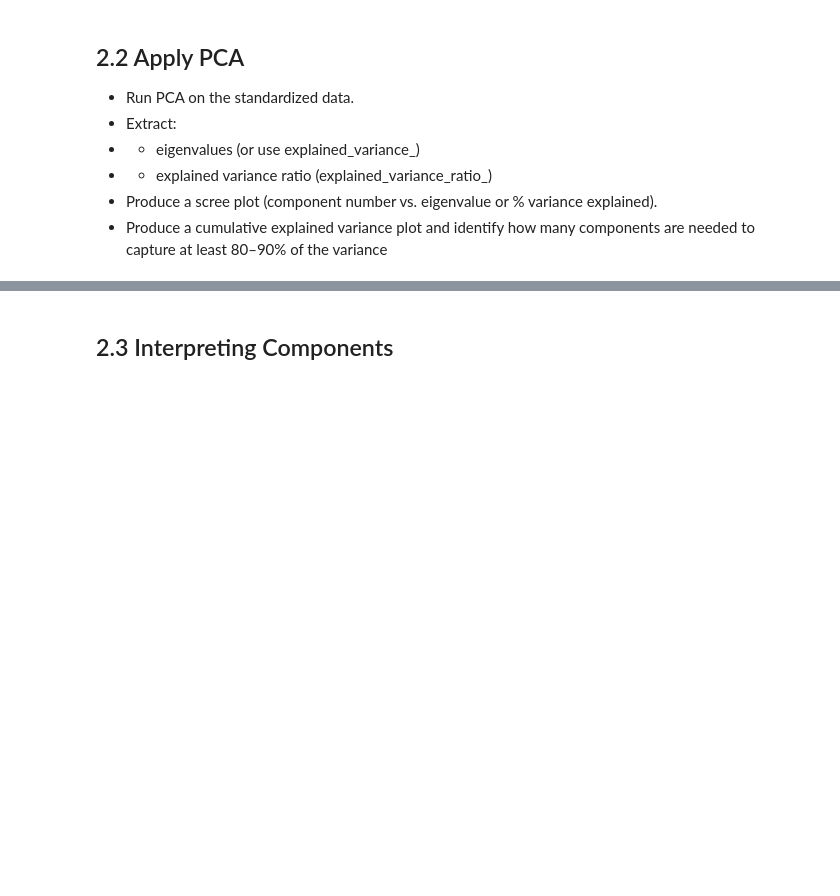
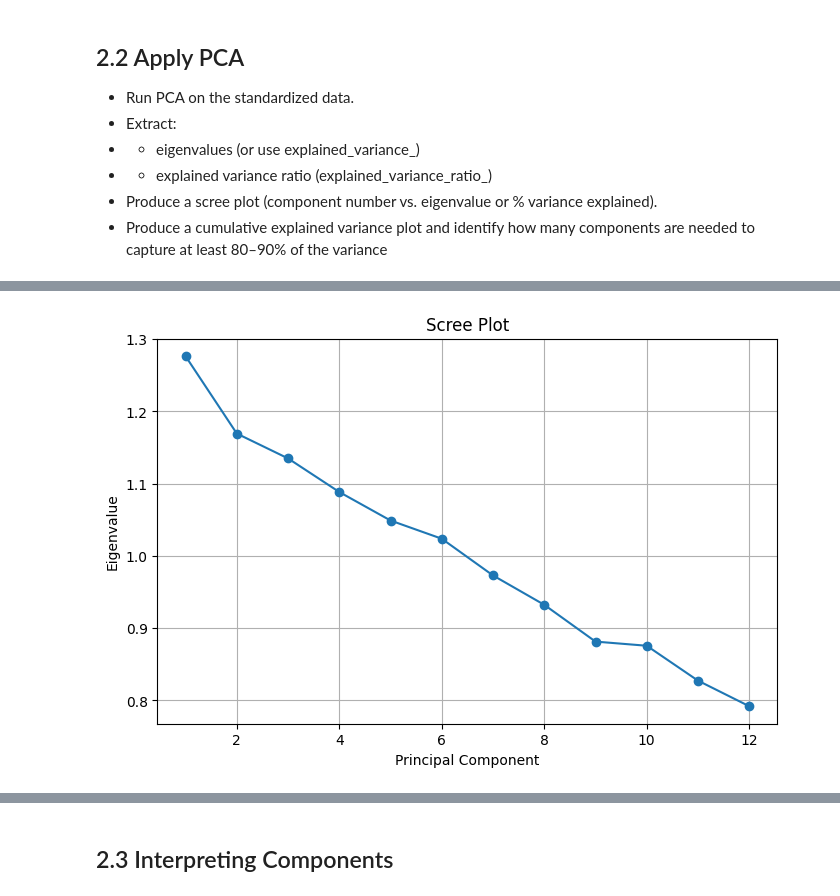
Before and after one commit to decodemarines/DA-2025, a Jupyter notebook: quiz2.ipynb, the cells around one changed output, grey strips where cells are left out. Drawn from its saved outputs; the diff is of its cells as text; code cells hidden in the pictures; blank space fills up the shorter version.

```diff
--- a/quiz2.ipynb
+++ b/quiz2.ipynb
@@ -206,3 +206,9 @@ Laptop B obviously is the best in performance, as it has the most median sales (
 - Load the given dataset (CSV) - Customer Analytics for a Subscription Service.
 - Check for missing values and briefly describe how you handled them.
 - Standardize all numerical variables — explain why scaling is needed before PCA
+# %%
+# Load dataset
+df = pd.read_csv("customer_data.csv")
+
+# Display first few rows
+df.head()
@@ -208,0 +251,10 @@ Laptop B obviously is the best in performance, as it has the most median sales (
+# %%
+from sklearn.preprocessing import StandardScaler
+
+# Select numerical columns (all columns are numeric here)
+X = df.values
+
+# Standardize
+scaler = StandardScaler()
+X_std = scaler.fit_transform(X)
+X_std
@@ -215,3 +283,18 @@ Laptop B obviously is the best in performance, as it has the most median sales (
 - Produce a scree plot (component number vs. eigenvalue or % variance explained).
 - Produce a cumulative explained variance plot and identify how many components are
 needed to capture at least 80–90% of the variance
+# %%
+from sklearn.decomposition import PCA
+
+# Run PCA
+pca = PCA()
+pca.fit(X_std)
+
+# Transform data
+X_pca = pca.transform(X_std)
+# %%
+eigenvalues = pca.explained_variance_
+variance_ratio = pca.explained_variance_ratio_
+
+print("Eigenvalues:\n", eigenvalues)
+print("\nExplained Variance Ratio:\n", variance_ratio)
@@ -217,0 +309,12 @@ needed to capture at least 80–90% of the variance
+# %%
+import matplotlib.pyplot as plt
+
+plt.figure(figsize=(8,5))
+plt.plot(range(1, len(eigenvalues)+1), eigenvalues, marker='o')
+plt.title("Scree Plot")
+plt.xlabel("Principal Component")
+plt.ylabel("Eigenvalue")
+plt.grid(True)
+plt.show()
+# %% [output]
+[figure, added]
```
Also changed, not shown: parts of 8 cells of this notebook.
